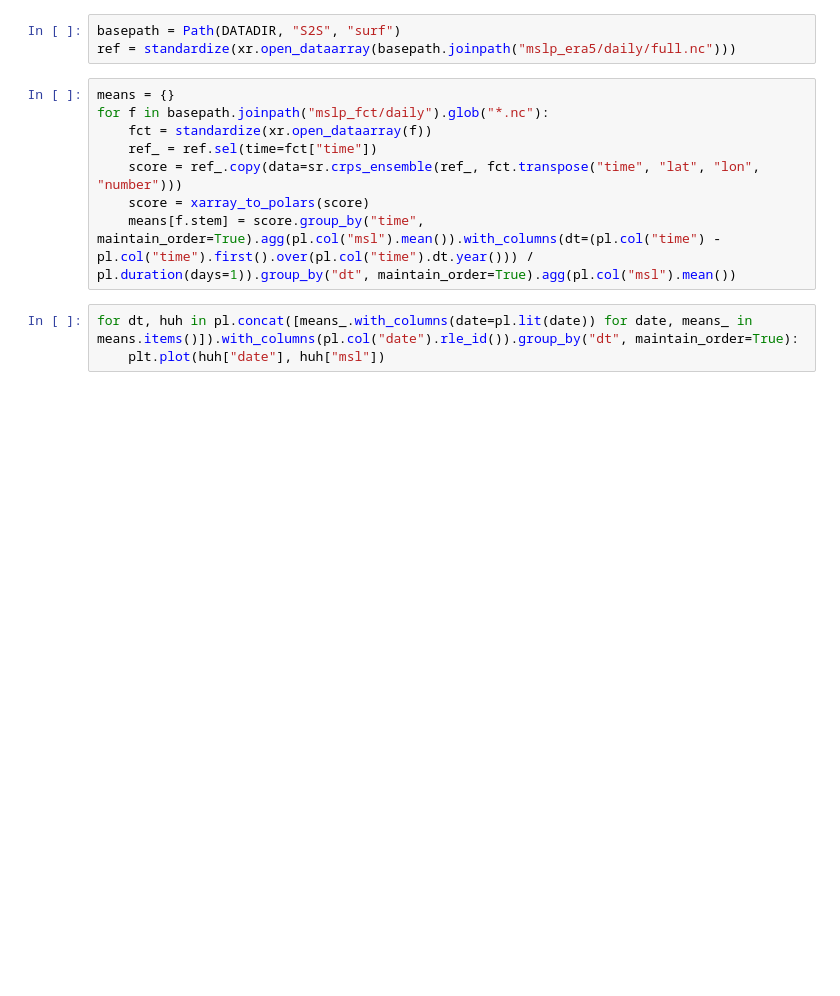
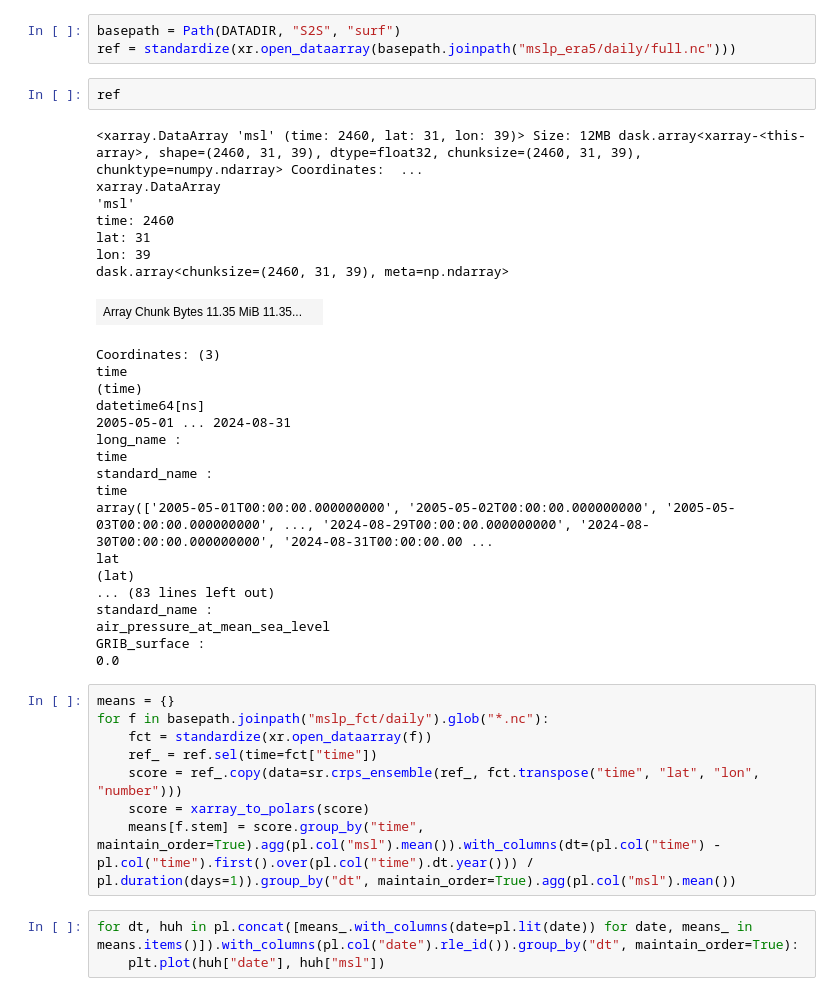
Before and after one commit to hbanderier/persistent-extremes-era5, a Jupyter notebook: Playgrounds/s2s.ipynb, the cells around one changed output. Drawn from its saved outputs; the diff is of its cells as text; blank space fills up the shorter version.

```diff
--- a/Playgrounds/s2s.ipynb
+++ b/Playgrounds/s2s.ipynb
@@ -13,6 +23,34 @@ from matplotlib.cm import ScalarMappable
 # %%
 basepath = Path(DATADIR, "S2S", "surf")
 ref = standardize(xr.open_dataarray(basepath.joinpath("mslp_era5/daily/full.nc")))
+# %%
+ref
+# %% [output]
+<xarray.DataArray 'msl' (time: 2460, lat: 31, lon: 39)> Size: 12MB dask.array<xarray-<this-array>, shape=(2460, 31, 39), dtype=float32, chunksize=(2460, 31, 39), chunktype=numpy.ndarray> Coordinates:  ...
+xarray.DataArray
+'msl'
+time: 2460
+lat: 31
+lon: 39
+dask.array<chunksize=(2460, 31, 39), meta=np.ndarray>
+| Array Chunk Bytes 11.35 MiB 11.35... |  |
+Coordinates: (3)
+time
+(time)
+datetime64[ns]
+2005-05-01 ... 2024-08-31
+long_name :
+time
+standard_name :
+time
+array(['2005-05-01T00:00:00.000000000', '2005-05-02T00:00:00.000000000', '2005-05-03T00:00:00.000000000', ..., '2024-08-29T00:00:00.000000000', '2024-08-30T00:00:00.000000000', '2024-08-31T00:00:00.00 ...
+lat
+(lat)
+... (83 lines left out)
+standard_name :
+air_pressure_at_mean_sea_level
+GRIB_surface :
+0.0
 # %%
 means = {}
 for f in basepath.joinpath("mslp_fct/daily").glob("*.nc"):
```
Also changed, not shown: parts of 2 cells of this notebook, 5 other files.
